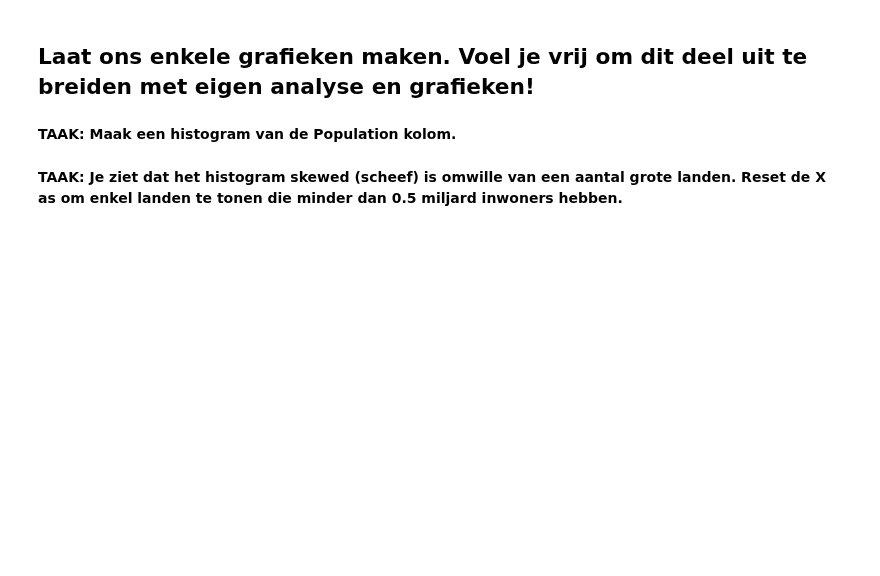
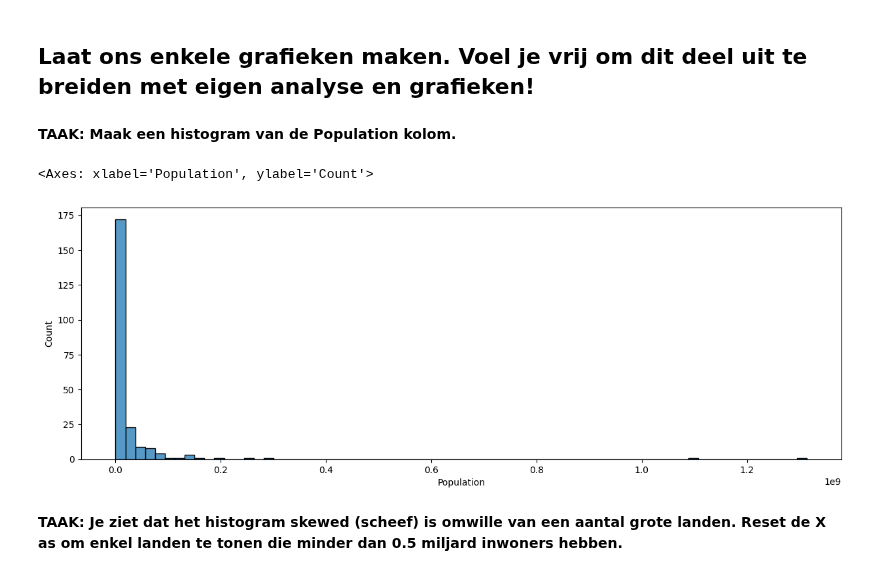
Before and after one commit to montypie/DS_Projects, a Jupyter notebook: 3_ClassifCluster/Kmeans-Clustering-Exercise.ipynb, the cells around one changed output. Cells and saved outputs as stored; diff of their text form; code cells hidden in the pictures; blank space fills up the shorter version.

```diff
--- a/3_ClassifCluster/Kmeans-Clustering-Exercise.ipynb
+++ b/3_ClassifCluster/Kmeans-Clustering-Exercise.ipynb
@@ -16,7 +16,7 @@ import pandas as pd
 import matplotlib.pyplot as plt
 import seaborn as sns
 # %%
-df = pd.read_csv('../../DATA/CIA_Country_Facts.csv')
+df = pd.read_csv('data/CIA_Country_Facts.csv')
 # %% [markdown]
 ## Verkennende Data Analyse
 
@@ -32,2 +80,8 @@ df = pd.read_csv('../../DATA/CIA_Country_Facts.csv')
+# %%
+plt.figure(figsize=(15, 5))
+sns.histplot(data=df, x='Population', bins=70)
+# %% [output]
+<Axes: xlabel='Population', ylabel='Count'>
+[figure, added]
 # %% [markdown]
 **TAAK: Je ziet dat het histogram skewed (scheef) is omwille van een aantal grote landen.  Reset de X as om enkel landen te tonen die minder dan 0.5 miljard inwoners hebben.**
```
Also changed, not shown: parts of 23 cells of this notebook.
